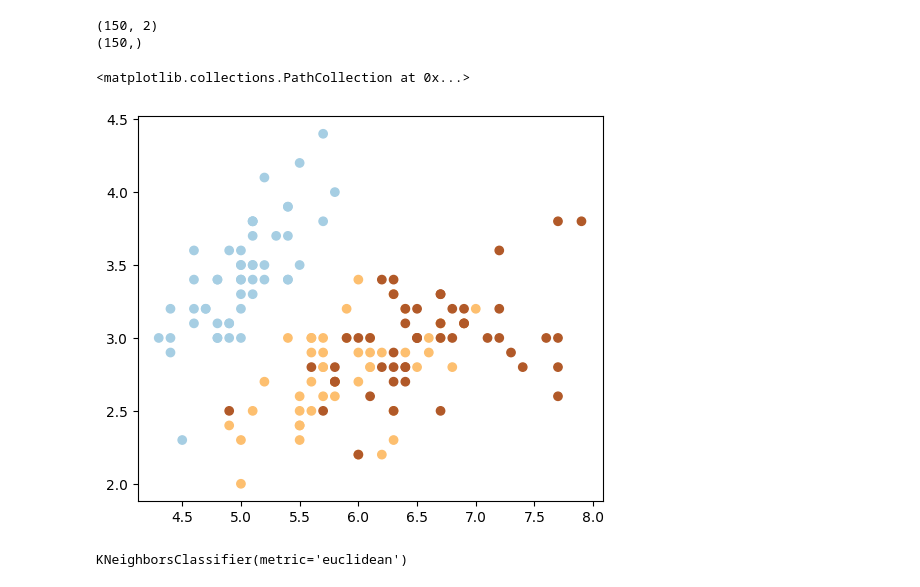
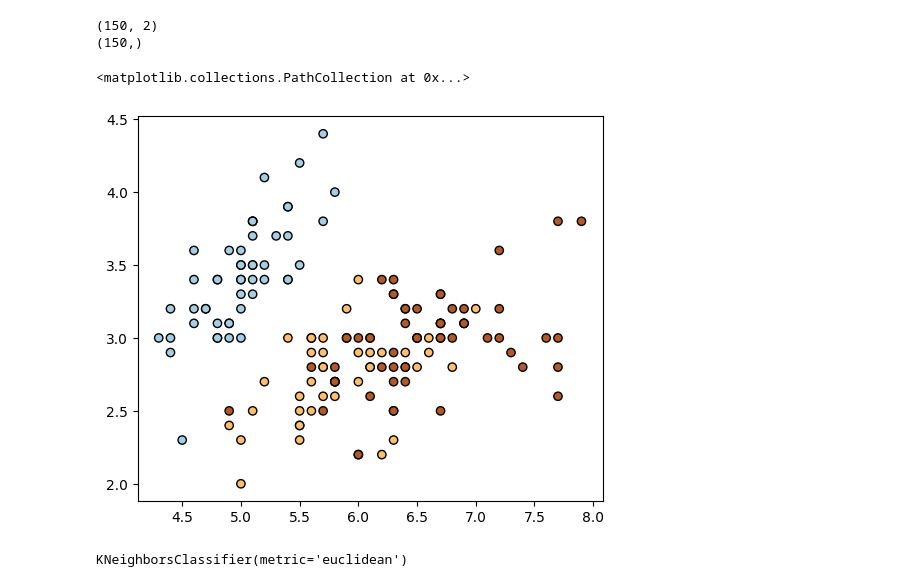
Before and after one commit to mafe97/machine_learning, a Jupyter notebook: Sem_03/kNN.ipynb, the cells around one changed output. Cells and saved outputs as stored; diff of their text form; code cells hidden in the pictures.

```diff
--- a/Sem_03/kNN.ipynb
+++ b/Sem_03/kNN.ipynb
@@ -22,13 +22,14 @@ print ( iris_y.shape )
 # %%
 #ax es el eje se usa el _ para que no guarde la figura en memoria
 _, ax = plt.subplots(figsize=(6 , 5))
-ax.scatter(iris_X[: , 0], iris_X[: , 1], c=iris_y, cmap='Paired')
+ax.scatter(iris_X[: , 0], iris_X[: , 1], c=iris_y, cmap='Paired', edgecolors='k')
+
 
 # Es linealmente separable por la clase azul
 # Las clases rojas y amarillas no son linealmente separables
 # %% [output]
 <matplotlib.collections.PathCollection at 0x...>
-[figure, old version]
+[figure, new version]
 # %%
 # Instance kNN object (creacion de clasificador)
 n_neighbors = 5
```
Also changed, not shown: 5 other files.
